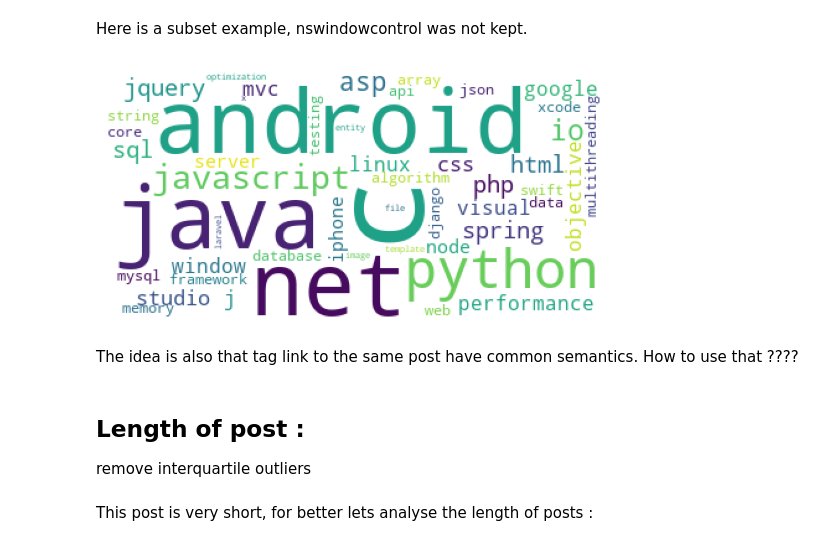
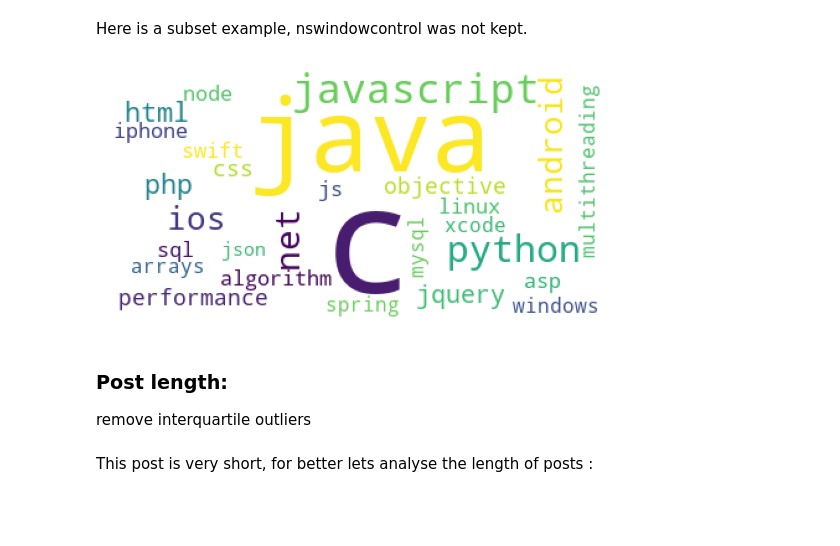
Before and after one commit to CYaiche/nlp_topic-modelling, a Jupyter notebook: preprocessing.ipynb, the cells around one changed output. Drawn from its saved outputs; the diff is of its cells as text; code cells hidden in the pictures; blank space fills up the shorter version.

```diff
--- a/preprocessing.ipynb
+++ b/preprocessing.ipynb
@@ -31,16 +31,12 @@ display(Image(filename='img/NLP-preproc.jpg'))
 [figure]
 # %%
 # Test if notebook running on google colab :
-try:
-    from google.colab import drive
-    drive.mount('/content/drive')
-    output_dir = "/content/drive/MyDrive/OpenClassroom/"
+from  tm_common import *
+IN_COLAB, output_dir = tm_get_working_config()
+if IN_COLAB:
     pathToDataSet = f"{output_dir}QueryResults500000.csv"
-    IN_COLAB = True
-except :
-    IN_COLAB = False
+else :
     pathToDataSet = "C:\dev\data\QueryResults.csv"
-    output_dir = "./output/"
 # %%
 import pandas as pd
 import numpy as np
@@ -265,22 +262,20 @@ print(f" Percentage of posts remaining : {df.shape[0] / nb_posts * 100 } % with
 # %% [markdown]
 Here is a subset example, nswindowcontrol was not kept.
 # %%
-text = ' '.join(tuple(df["tag_list"].explode()))
+text = ' '.join(tuple(df["tag_list_clean"].explode()))
 
 #create the wordcloud object
 wordcloud = WordCloud(collocations = False,
                       background_color = 'white',
                       max_words=50).generate(text)
                     #   font_path=r"C:\Users\Clara\Documents\dev\machine_learning\cours\NLP\GothamMedium.ttf"
 plt.imshow(wordcloud)
 plt.axis("off")
 plt.show()
 # %% [output]
-[figure, old version]
+[figure, new version]
-# %% [markdown]
-The idea is also that tag link to the same post have common semantics. How to use  that ????
 # %% [markdown]
-## Length of post  :
+### Post  length:
 remove interquartile outliers
 # %% [markdown]
 This post is very short, for better lets analyse the length of posts :
```
Also changed, not shown: parts of 7 cells of this notebook.
